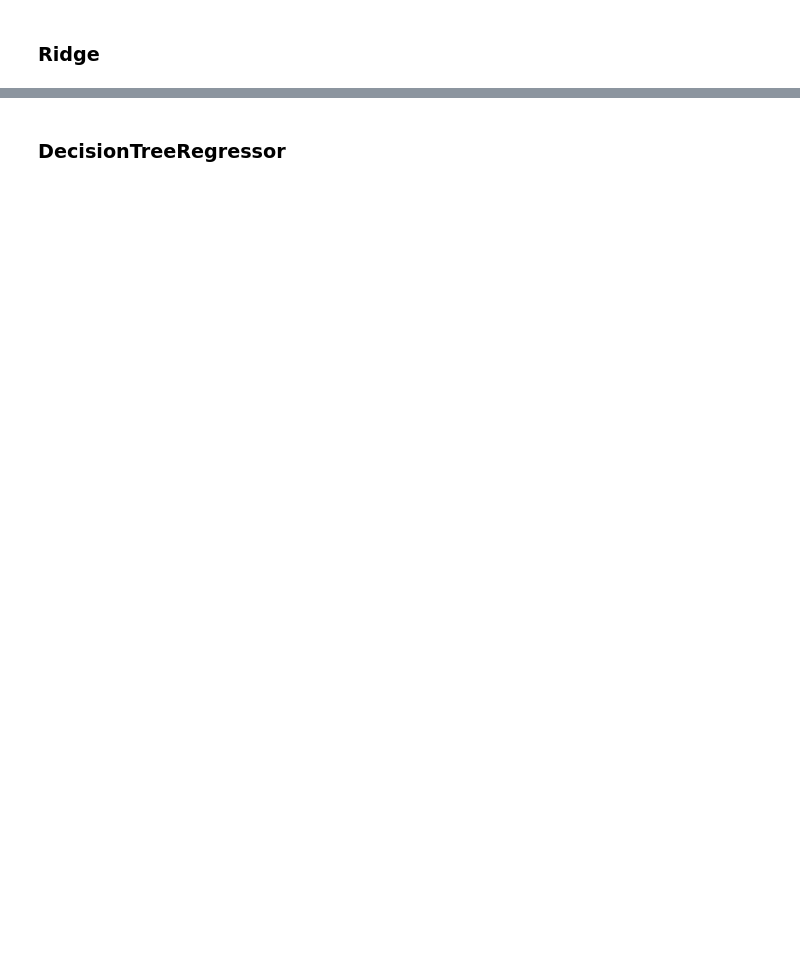
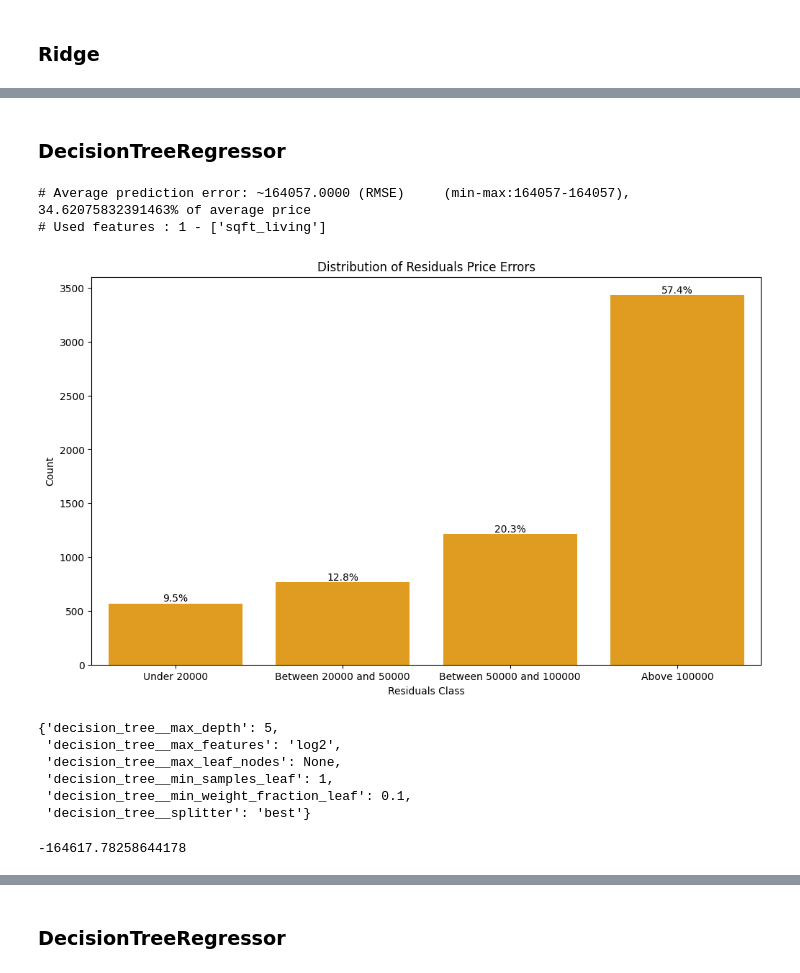
Before and after one commit to julienRactM/apartment-hunter, a Jupyter notebook: machine_learning_notebook.ipynb, the cells around one changed output, grey strips where cells are left out. Drawn from its saved outputs; the diff is of its cells as text; code cells hidden in the pictures; blank space fills up the shorter version.

```diff
--- a/machine_learning_notebook.ipynb
+++ b/machine_learning_notebook.ipynb
@@ -711,0 +673,75 @@ plt.show()
+# %% [markdown]
+### DecisionTreeRegressor
+# %%
+# to_ordinal_encode = ['grade', 'bathrooms', 'zipcode_class']
+to_scale = ['sqft_living'] #sqft_living15
+select_features = to_scale  #to_ordinal_encode
+
+model_name = 'decisionTree'
+rmse_list = []
+for i in range(1):
+    X_train, X_test, y_train, y_test = train_test_split(X, y, test_size=0.3, \
+        random_state=np.random.randint(1, 20001)) # np.random.randint(1, 20001) 42
+
+    # Building Pipeline
+    preprocessor = ColumnTransformer([
+        # ('imputer', SimpleImputer(strategy='most_frequent')),
+        # ('onehot', OneHotEncoder(), to_one_hot_encode),
+        # ('ordinal', OrdinalEncoder(), to_ordinal_encode),
+        ('robust_scaler', RobustScaler(), to_scale), # RobustScaler/StandardScaler/MinMaxScaler
+    ], remainder='passthrough')  # passthrough/drop
+
+    pipeline = Pipeline([
+        ('preprocessor', preprocessor),
+        ('decision_tree', DecisionTreeRegressor())
+    ])
+
+    grid_search = GridSearchCV(
+        pipeline,
+        param_grid={
+            "decision_tree__splitter":["best","random"],
+            "decision_tree__max_depth" : [1,3,5],
+            "decision_tree__min_samples_leaf":[1,3,5],
+            "decision_tree__min_weight_fraction_leaf":[0.1,0.2,0.5],
+            "decision_tree__max_features":["log2","sqrt",None, 0.1, 1, 10],
+            "decision_tree__max_leaf_nodes":[None,10,30,50]
+        },
+        cv=5,
+        scoring="neg_root_mean_squared_error")
+
+    grid_search.fit(X_train, y_train)
+    pipeline_tuned = grid_search.best_estimator_
+    # pipeline.fit(X_train, y_train)
+
+    # Is there a missing transform ? don't think so.
+    predicted_price = pipeline_tuned.predict(X_test)
+
+    rmse_score = round(np.sqrt(mean_squared_error(y_test, predicted_price)))
+    rmse_list.append(rmse_score)
+    save_model_if_best(rmse_score, pipeline_tuned, model_name)
+
+# Display RMSE
+print(f"# Average prediction error: ~{round(np.mean(rmse_list)):.4f} (RMSE) \
+    (min-max:{round(min(rmse_list))}-{round(max(rmse_list))}), {np.mean(rmse_list)/clean_df.price.mean()*100}% of average price")
+print(f"# Used features : {len(select_features) } - {select_features}") #/len(df.columns)
+
+# Create a Countplot of the distribution of a numerical serie based on given bin ranges
+countplot_with_bins(y_test - predicted_price, [20000, 50000, 100000], \
+    plt_title="Distribution of Residuals Price Errors", plt_label="Residuals Class")
+# %% [output]
+# Average prediction error: ~164057.0000 (RMSE)     (min-max:164057-164057), 34.62075832391463% of average price
+# Used features : 1 - ['sqft_living']
+[figure, added]
+# %%
+grid_search.best_params_
+# %% [output]
+{'decision_tree__max_depth': 5,
+ 'decision_tree__max_features': 'log2',
+ 'decision_tree__max_leaf_nodes': None,
+ 'decision_tree__min_samples_leaf': 1,
+ 'decision_tree__min_weight_fraction_leaf': 0.1,
+ 'decision_tree__splitter': 'best'}
+# %%
+cross_val_score(pipeline_tuned, X_test, y_test, scoring = 'neg_root_mean_squared_error').mean() # neg_mean_absolute_error neg_root_mean_squared_error
+# %% [output]
+-164617.78258644178
```
Also changed, not shown: parts of 56 cells of this notebook, 3 other files.
